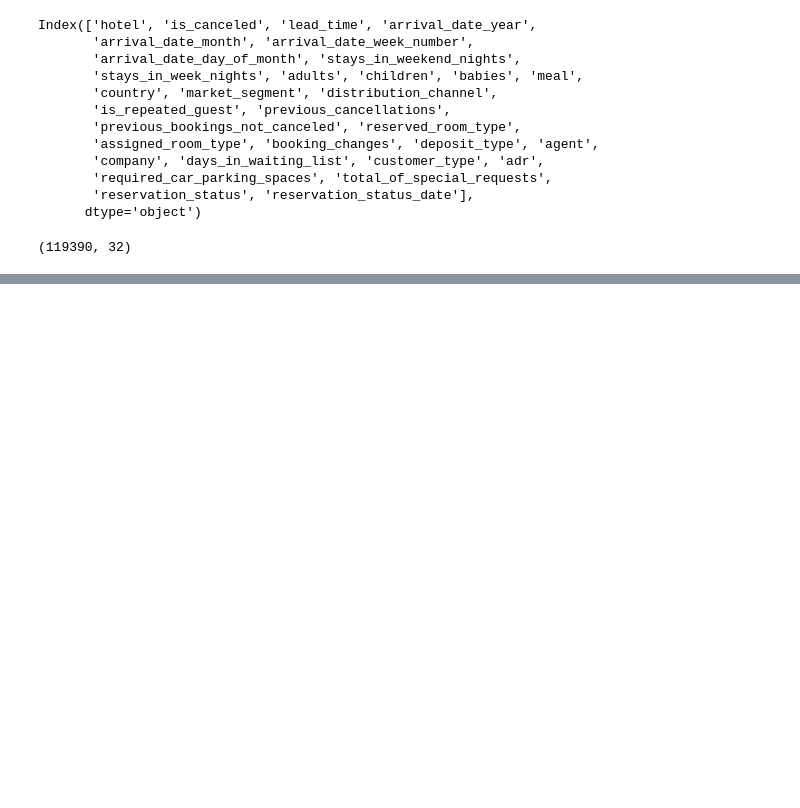
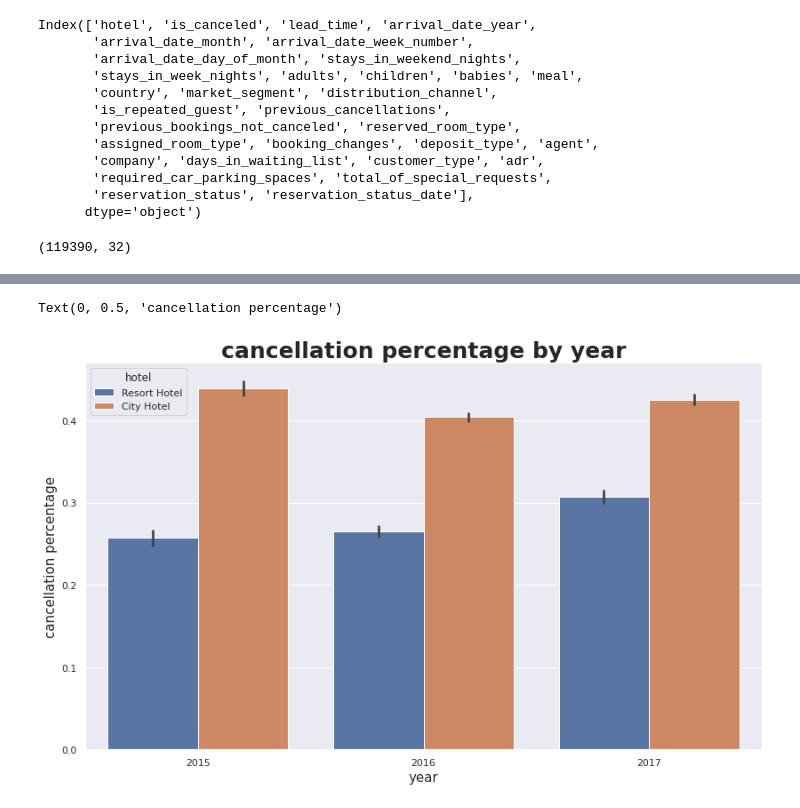
Before and after one commit to Tanjul5/World-Bank-Education-EDA-capston-1, a Jupyter notebook: Copy_of_Hotel_Booking_Analysis_Capstone_Project.ipynb, the cells around one changed output, grey strips where cells are left out. Cells and saved outputs as stored; diff of their text form; code cells hidden in the pictures; blank space fills up the shorter version.

```diff
--- a/Copy_of_Hotel_Booking_Analysis_Capstone_Project.ipynb
+++ b/Copy_of_Hotel_Booking_Analysis_Capstone_Project.ipynb
@@ -137,0 +259,10 @@ Hotel_book_df.describe().transpose()
+# %%
+plt.figure(figsize=(30, 8))
+plt.subplot(1, 2, 1)
+sns.barplot(data = Hotel_book_df, x= 'arrival_date_year', y = 'is_canceled',hue = 'hotel')
+plt.title('cancellation percentage by year',fontweight="bold", size=25)
+plt.xlabel('year',size=15)
+plt.ylabel('cancellation percentage',size=15)
+# %% [output]
+Text(0, 0.5, 'cancellation percentage')
+[figure, added]
```
Also changed, not shown: parts of 24 cells of this notebook.
